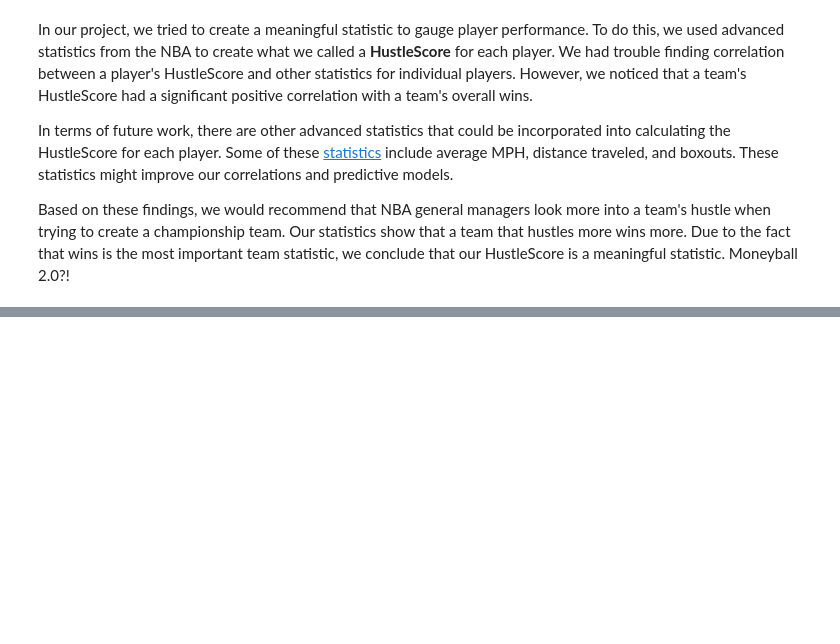
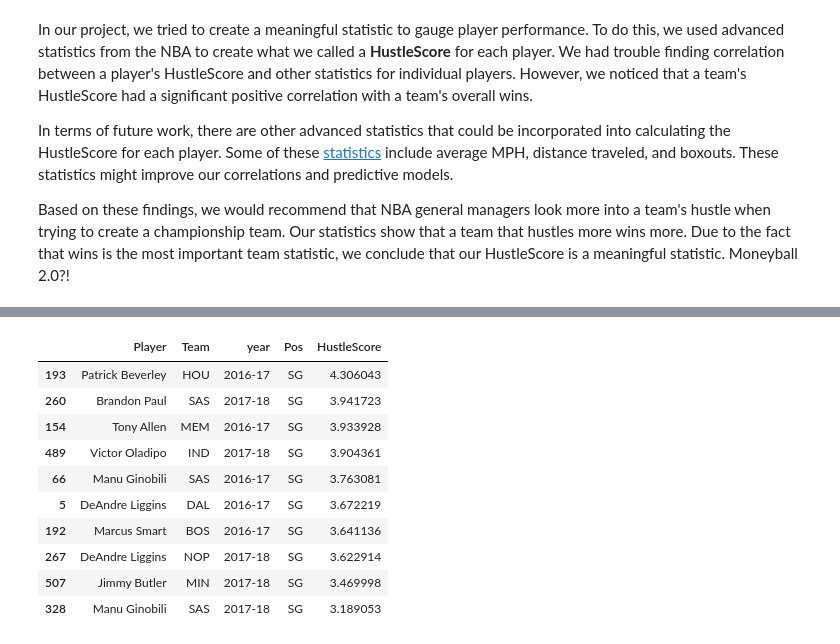
Before and after one commit to yklausner/yklausner.github.io, a Jupyter notebook: Final Project.ipynb, the cells around one changed output, grey strips where cells are left out. Saved outputs shown, nothing was run; the diff lists cells and outputs as text; code cells hidden in the pictures; blank space fills up the shorter version.

```diff
--- a/Final Project.ipynb
+++ b/Final Project.ipynb
@@ -835,0 +851,14 @@ Based on these findings, we would recommend that NBA general managers look more
+# %%
+shortenedHustleTable[shortenedHustleTable['Pos'] == 'SG'].head(10)
+# %% [output]
+|  | Player | Team | year | Pos | HustleScore |
+| 193 | Patrick Beverley | HOU | 2016-17 | SG | 4.306043 |
+| 260 | Brandon Paul | SAS | 2017-18 | SG | 3.941723 |
+| 154 | Tony Allen | MEM | 2016-17 | SG | 3.933928 |
+| 489 | Victor Oladipo | IND | 2017-18 | SG | 3.904361 |
+| 66 | Manu Ginobili | SAS | 2016-17 | SG | 3.763081 |
+| 5 | DeAndre Liggins | DAL | 2016-17 | SG | 3.672219 |
+| 192 | Marcus Smart | BOS | 2016-17 | SG | 3.641136 |
+| 267 | DeAndre Liggins | NOP | 2017-18 | SG | 3.622914 |
+| 507 | Jimmy Butler | MIN | 2017-18 | SG | 3.469998 |
+| 328 | Manu Ginobili | SAS | 2017-18 | SG | 3.189053 |
```
Also changed, not shown: parts of 54 cells of this notebook, 1 other file.
